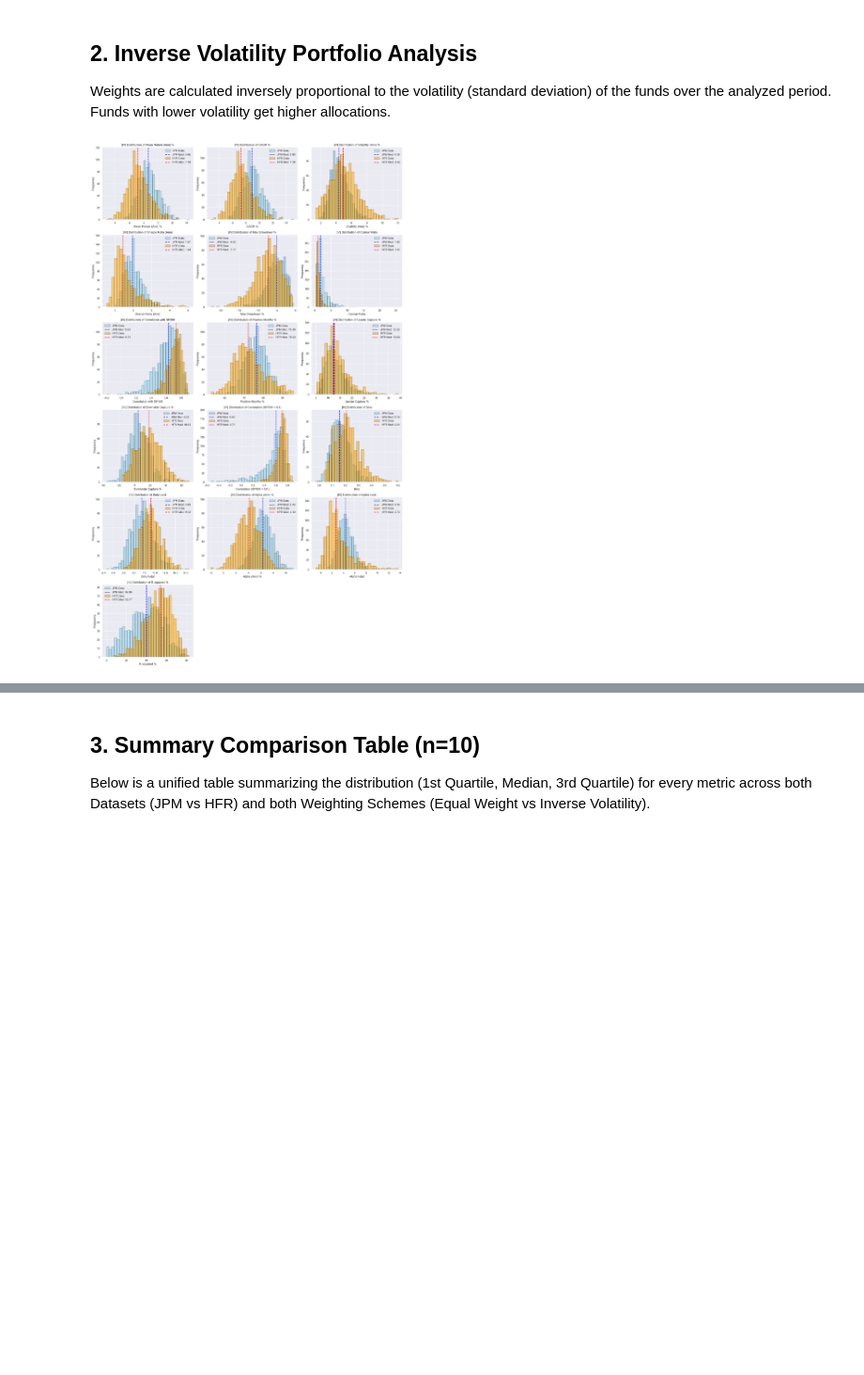
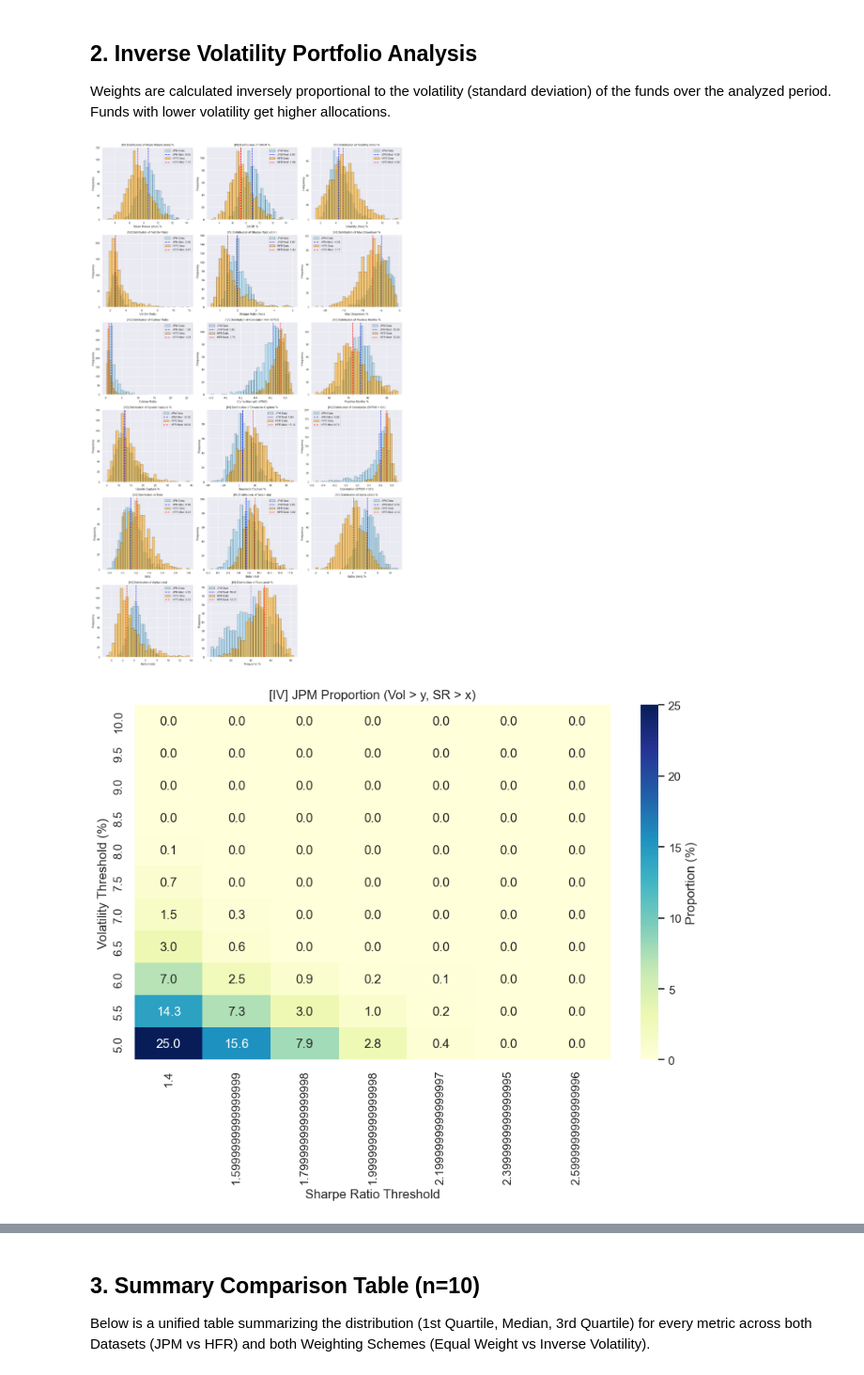
Before and after one commit to arthurdhonneur7/athenee_hf_portfolio, a Jupyter notebook: portfolio_bootstrap.ipynb, the cells around one changed output, grey strips where cells are left out. Shown at 94% size. Cells and saved outputs as stored; diff of their text form; code cells hidden in the pictures; blank space fills up the shorter version.

Commit message:
adding the grid search

```diff
--- a/portfolio_bootstrap.ipynb
+++ b/portfolio_bootstrap.ipynb
@@ -303,6 +303,37 @@ def plot_scaling(res_jpm, res_hfr, title_prefix=""):
 
     plt.tight_layout()
     plt.show()
+
+
+def plot_proportion_grid_search(res_df, title_prefix=""):
+    if res_df.empty:
+        return
+
+    vol_thresholds = np.arange(5.0, 10.5, 0.5)
+    sr_thresholds = np.arange(1.4, 2.6, 0.2)
+
+    grid = pd.DataFrame(index=vol_thresholds, columns=sr_thresholds)
+
+    for v in vol_thresholds:
+        for sr in sr_thresholds:
+            cond = (res_df['Volatility (Ann) %'] > v) & (res_df['Sharpe Ratio (Ann)'] > sr)
+            grid.loc[v, sr] = cond.mean() * 100
+
+    grid = grid.astype(float)
+
+    plt.figure(figsize=(10, 6))
+    sns.heatmap(grid, annot=True, fmt=".1f", cmap="YlGnBu", cbar_kws={'label': 'Proportion (%)'})
+    plt.title(f"{title_prefix} Proportion (Vol > y, SR > x)")
+    plt.xlabel("Sharpe Ratio Threshold")
+    plt.ylabel("Volatility Threshold (%)")
+    plt.gca().invert_yaxis()
+    plt.show()
+
+def run_grid_searches(res_1, res_2, label_1="JPM", label_2="HFR", title_prefix=""):
+    if not res_1.empty:
+        plot_proportion_grid_search(res_1, title_prefix=f"{title_prefix} {label_1}")
+    if not res_2.empty:
+        plot_proportion_grid_search(res_2, title_prefix=f"{title_prefix} {label_2}")
 # %% [markdown]
 ## 1. Equal-Weight Portfolio Analysis
 Weights are distributed evenly across the `n` randomly selected funds.
@@ -326,8 +361,11 @@ Weights are calculated inversely proportional to the volatility (standard deviat
 # %%
 np.random.seed(42)
 res_jpm_10_iv = run_bootstrap_n(jpm_period, sp500_period, 10, n_boot=1000, weight_scheme='iv')
 res_hfr_10_iv = run_bootstrap_n(hfr_period, sp500_period, 10, n_boot=1000, weight_scheme='iv')
 
 plot_distributions(res_jpm_10_iv, res_hfr_10_iv, title_prefix="[IV]")
+
+run_grid_searches(res_jpm_10_iv, res_hfr_10_iv, label_1='JPM', label_2='HFR', title_prefix='[IV]')
 # %% [output]
-[figure, old version]
+[figure, new version]
+[figure, added]
```
Also changed, not shown: parts of 4 cells of this notebook, 4 other files.
